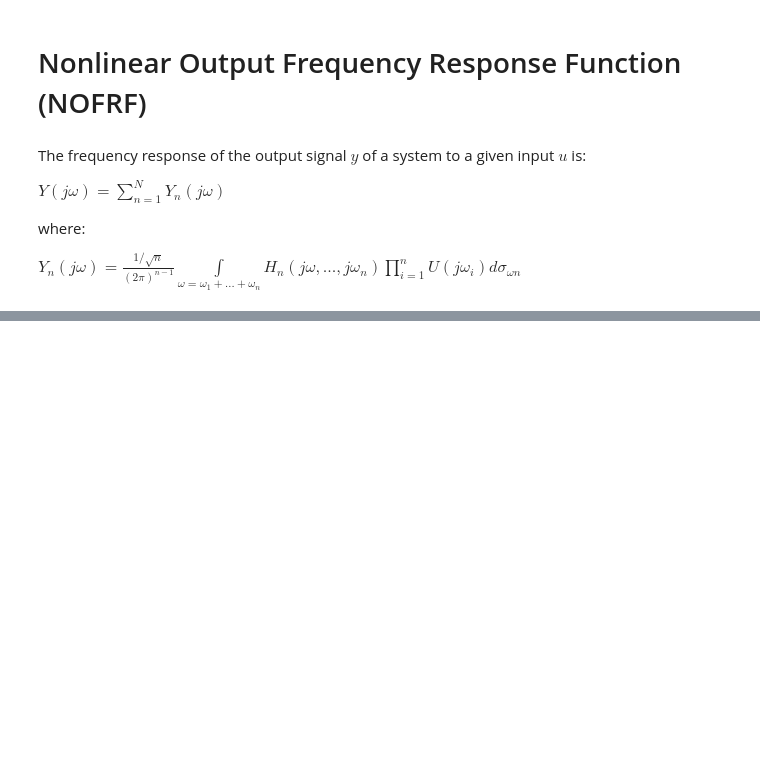
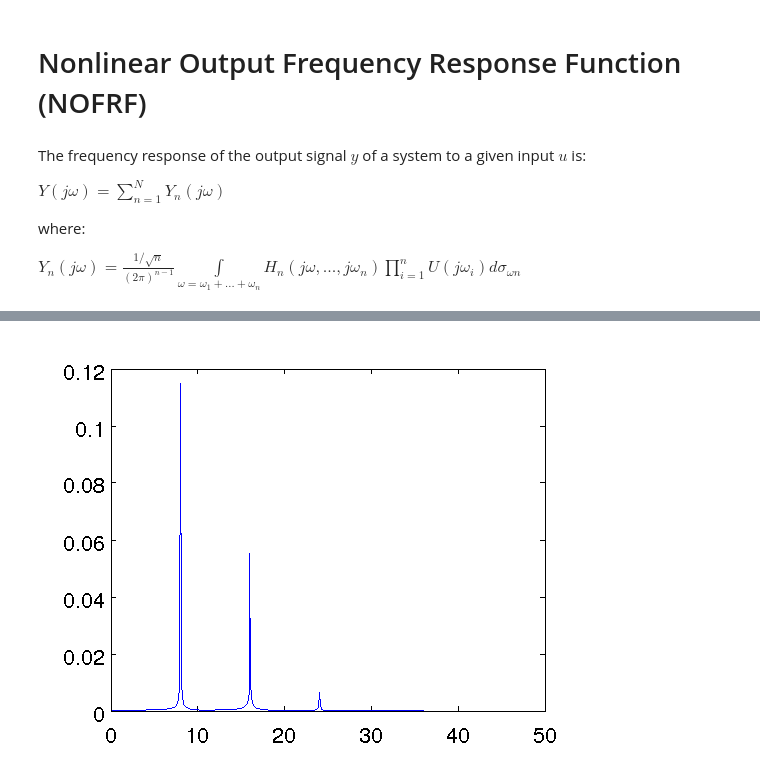
Before and after one commit to rnwatanabe/FROLSIdentification, a Jupyter notebook: FROLSExampleNotebook_Matlab.ipynb, the cells around one changed output, grey strips where cells are left out. Cells and saved outputs as stored; diff of their text form; code cells hidden in the pictures; blank space fills up the shorter version.

```diff
--- a/FROLSExampleNotebook_Matlab.ipynb
+++ b/FROLSExampleNotebook_Matlab.ipynb
@@ -362,0 +380,26 @@ $Y_n(j\omega)=\frac{1/\sqrt{n}}{(2\pi)^{n-1}}\int\limits_{\omega=\omega_1+...+\o
+# %%
+% Initialize variables for the NOFRF computation
+fv = -Fs/2:fres:Fs/2;
+f_out = fmin:fres:fmax;
+f_inputMin = 4;
+f_inputMax = 12;
+NOFRF = zeros(size(f_out));
+# %%
+for i = 1:3
+       if  logical(Hn{i} ~= 0)
+           HnFunction = matlabFunction(Hn{i});
+           for j = 1:length(f_out)
+               if i == 1
+                   validFrequencyIndices = abs(fv-f_out(j))<=1e-3 & f_out(j)>=f_inputMin(1) & f_out(j) <= f_inputMax(1);
+                   if ~isempty(U(validFrequencyIndices))
+                        NOFRF(j) = 2 * HnFunction(f_out(j)) * U(validFrequencyIndices);
+                   end
+               else
+                   NOFRF(j) = NOFRF(j) +  2 * computeDegreeNOFRF(HnFunction, U, Fs, i, f_out(j), fres, f_inputMin, f_inputMax);
+               end
+           end
+       end
+end
+plot(f_out, abs(NOFRF))
+# %% [output]
+[figure, added]
```
Also changed, not shown: parts of 8 cells of this notebook, 7 other files.
